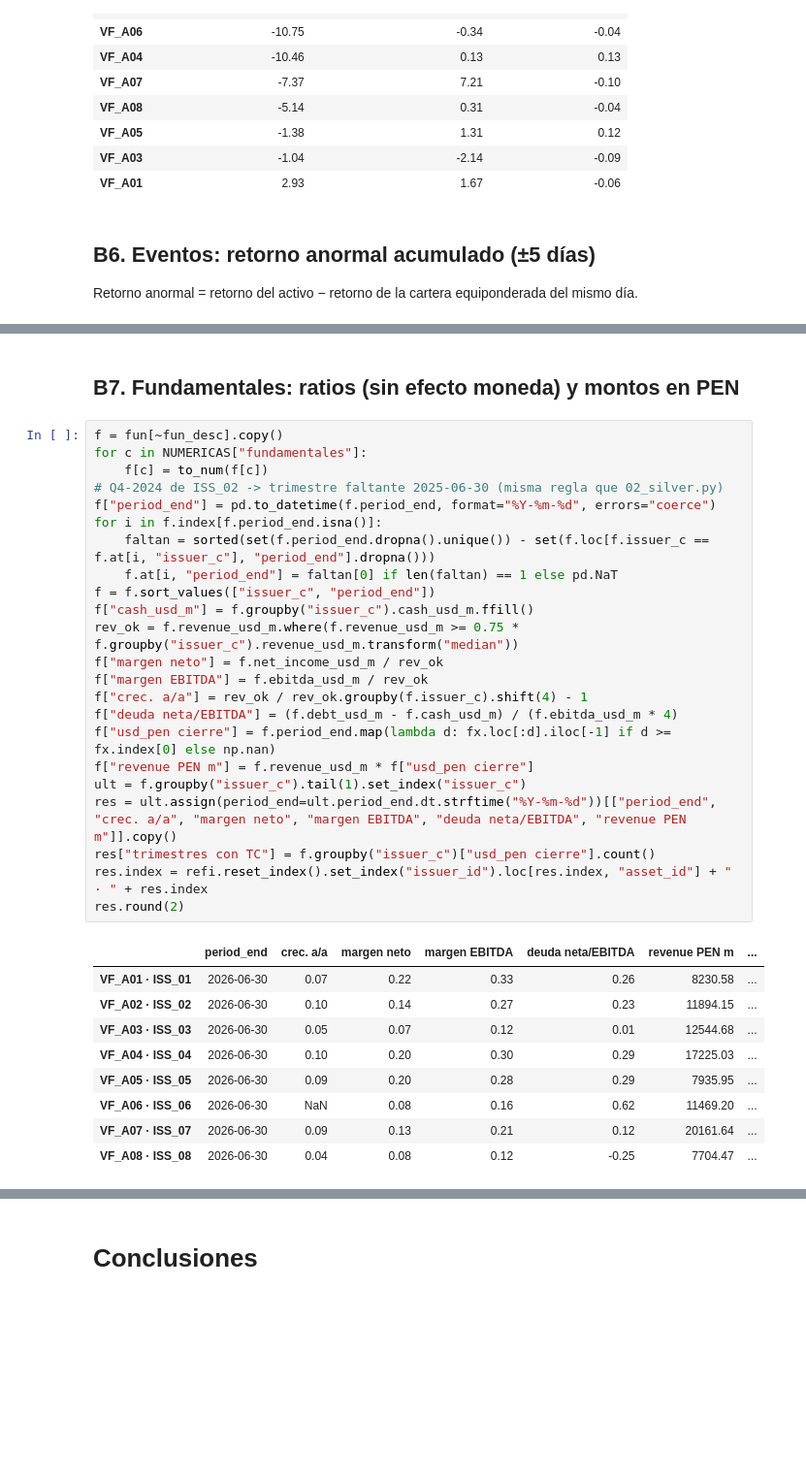
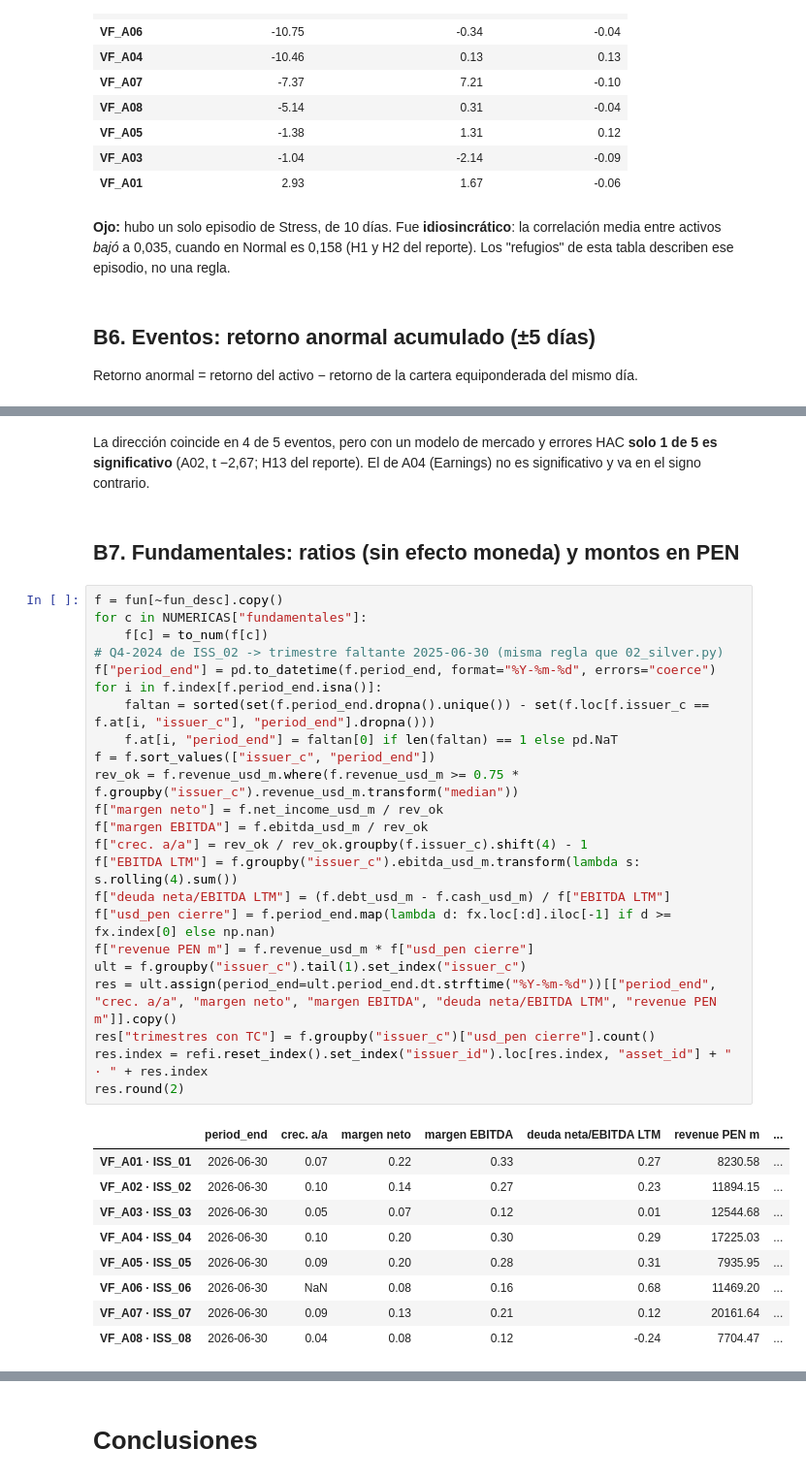
Before and after one commit to FabrizioVasquez/ccg, a Jupyter notebook: notebooks/EDA.ipynb, the cells around one changed output, grey strips where cells are left out. Shown at 97% size. Cells and saved outputs as stored; diff of their text form; blank space fills up the shorter version.

```diff
--- a/notebooks/EDA.ipynb
+++ b/notebooks/EDA.ipynb
@@ -809,6 +853,9 @@ acum.round(2).sort_values(acum.columns[0])
 | VF_A05 | -1.38 | 1.31 | 0.12 |
 | VF_A03 | -1.04 | -2.14 | -0.09 |
 | VF_A01 | 2.93 | 1.67 | -0.06 |
+# %% [markdown]
+**Ojo:** hubo un solo episodio de Stress, de 10 días. Fue **idiosincrático**: la correlación media entre activos *bajó* a 0,035, cuando en Normal es 0,158
+(H1 y H2 del reporte). Los "refugios" de esta tabla describen ese episodio, no una regla.
 # %% [markdown]
 ## B6. Eventos: retorno anormal acumulado (±5 días)
 Retorno anormal = retorno del activo − retorno de la cartera equiponderada del mismo día.
@@ -832,39 +879,41 @@ pd.DataFrame(filas).round(2)
 | 2 | 2026-05-18 | VF_A04 | Earnings | Medium | Resultados superan expectativas i... | 7.45 | -2.26 |
 | 3 | 2026-06-08 | VF_A07 | Demand | High | Debilidad inesperada en demanda e... | -4.73 | -8.35 |
 | 4 | 2026-07-21 | VF_A02 | Sector | Medium | Repricing de múltiplos en compañí... | -8.37 | -3.35 |
+# %% [markdown]
+La dirección coincide en 4 de 5 eventos, pero con un modelo de mercado y errores HAC **solo 1 de 5 es significativo** (A02, t −2,67; H13 del reporte). El de A04 (Earnings) no es significativo y va en el signo contrario.
 # %% [markdown]
 ## B7. Fundamentales: ratios (sin efecto moneda) y montos en PEN
 # %%
 f = fun[~fun_desc].copy()
 for c in NUMERICAS["fundamentales"]:
     f[c] = to_num(f[c])
 # Q4-2024 de ISS_02 -> trimestre faltante 2025-06-30 (misma regla que 02_silver.py)
 f["period_end"] = pd.to_datetime(f.period_end, format="%Y-%m-%d", errors="coerce")
 for i in f.index[f.period_end.isna()]:
     faltan = sorted(set(f.period_end.dropna().unique()) - set(f.loc[f.issuer_c == f.at[i, "issuer_c"], "period_end"].dropna()))
     f.at[i, "period_end"] = faltan[0] if len(faltan) == 1 else pd.NaT
 f = f.sort_values(["issuer_c", "period_end"])
-f["cash_usd_m"] = f.groupby("issuer_c").cash_usd_m.ffill()
 rev_ok = f.revenue_usd_m.where(f.revenue_usd_m >= 0.75 * f.groupby("issuer_c").revenue_usd_m.transform("median"))
 f["margen neto"] = f.net_income_usd_m / rev_ok
 f["margen EBITDA"] = f.ebitda_usd_m / rev_ok
 f["crec. a/a"] = rev_ok / rev_ok.groupby(f.issuer_c).shift(4) - 1
-f["deuda neta/EBITDA"] = (f.debt_usd_m - f.cash_usd_m) / (f.ebitda_usd_m * 4)
+f["EBITDA LTM"] = f.groupby("issuer_c").ebitda_usd_m.transform(lambda s: s.rolling(4).sum())
+f["deuda neta/EBITDA LTM"] = (f.debt_usd_m - f.cash_usd_m) / f["EBITDA LTM"]
 f["usd_pen cierre"] = f.period_end.map(lambda d: fx.loc[:d].iloc[-1] if d >= fx.index[0] else np.nan)
 f["revenue PEN m"] = f.revenue_usd_m * f["usd_pen cierre"]
 ult = f.groupby("issuer_c").tail(1).set_index("issuer_c")
-res = ult.assign(period_end=ult.period_end.dt.strftime("%Y-%m-%d"))[["period_end", "crec. a/a", "margen neto", "margen EBITDA", "deuda neta/EBITDA", "revenue PEN m"]].copy()
+res = ult.assign(period_end=ult.period_end.dt.strftime("%Y-%m-%d"))[["period_end", "crec. a/a", "margen neto", "margen EBITDA", "deuda neta/EBITDA LTM", "revenue PEN m"]].copy()
 res["trimestres con TC"] = f.groupby("issuer_c")["usd_pen cierre"].count()
 res.index = refi.reset_index().set_index("issuer_id").loc[res.index, "asset_id"] + " · " + res.index
 res.round(2)
 # %% [output]
-|  | period_end | crec. a/a | margen neto | margen EBITDA | deuda neta/EBITDA | revenue PEN m | ... |
-| VF_A01 · ISS_01 | 2026-06-30 | 0.07 | 0.22 | 0.33 | 0.26 | 8230.58 | ... |
+|  | period_end | crec. a/a | margen neto | margen EBITDA | deuda neta/EBITDA LTM | revenue PEN m | ... |
+| VF_A01 · ISS_01 | 2026-06-30 | 0.07 | 0.22 | 0.33 | 0.27 | 8230.58 | ... |
 | VF_A02 · ISS_02 | 2026-06-30 | 0.10 | 0.14 | 0.27 | 0.23 | 11894.15 | ... |
 | VF_A03 · ISS_03 | 2026-06-30 | 0.05 | 0.07 | 0.12 | 0.01 | 12544.68 | ... |
 | VF_A04 · ISS_04 | 2026-06-30 | 0.10 | 0.20 | 0.30 | 0.29 | 17225.03 | ... |
-| VF_A05 · ISS_05 | 2026-06-30 | 0.09 | 0.20 | 0.28 | 0.29 | 7935.95 | ... |
-| VF_A06 · ISS_06 | 2026-06-30 | NaN | 0.08 | 0.16 | 0.62 | 11469.20 | ... |
+| VF_A05 · ISS_05 | 2026-06-30 | 0.09 | 0.20 | 0.28 | 0.31 | 7935.95 | ... |
+| VF_A06 · ISS_06 | 2026-06-30 | NaN | 0.08 | 0.16 | 0.68 | 11469.20 | ... |
 | VF_A07 · ISS_07 | 2026-06-30 | 0.09 | 0.13 | 0.21 | 0.12 | 20161.64 | ... |
-| VF_A08 · ISS_08 | 2026-06-30 | 0.04 | 0.08 | 0.12 | -0.25 | 7704.47 | ... |
+| VF_A08 · ISS_08 | 2026-06-30 | 0.04 | 0.08 | 0.12 | -0.24 | 7704.47 | ... |
 # %% [markdown]
```
Also changed, not shown: parts of 13 cells of this notebook, 1 other file.
